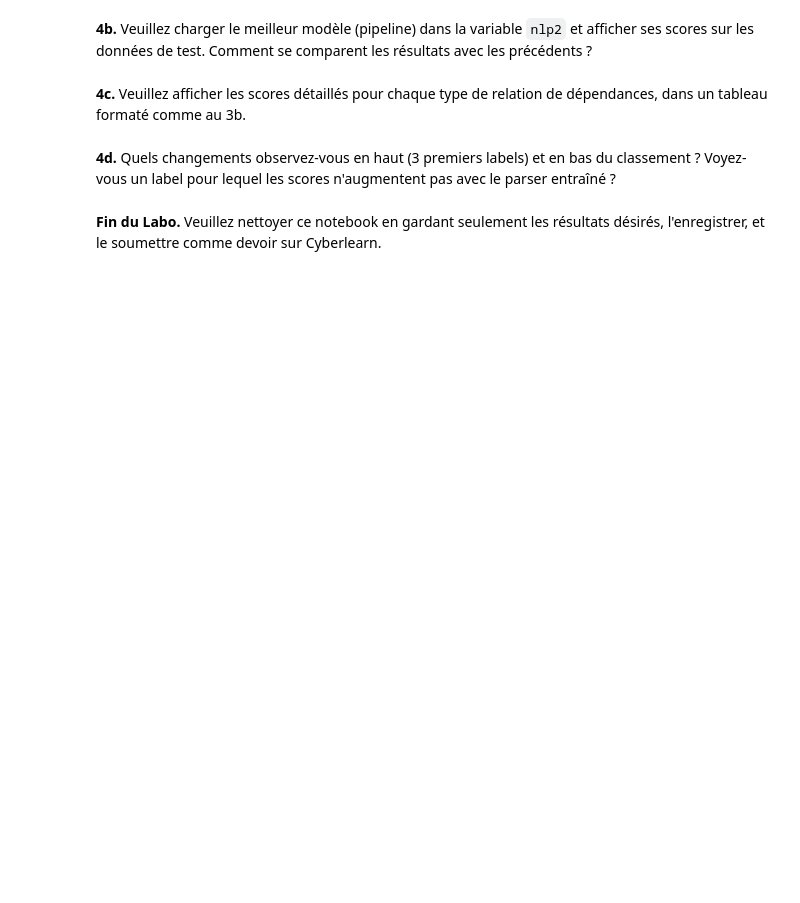
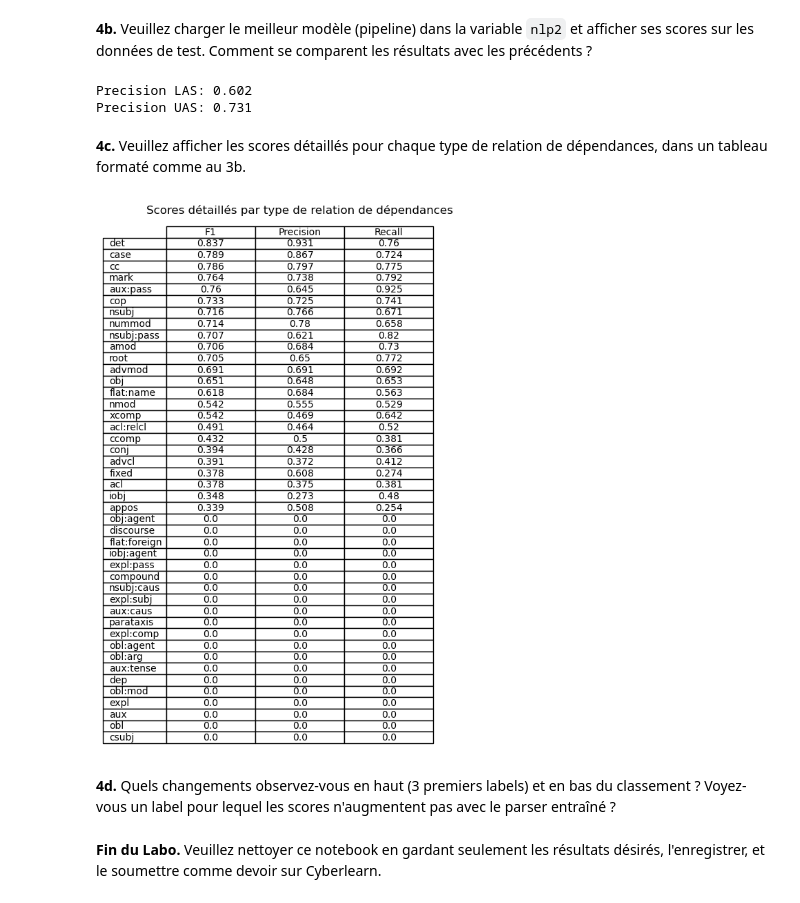
Before and after one commit to bchollet/TAL-LABOS, a Jupyter notebook: LABO3/TAL_Labo3_chollet_ferati.ipynb, the cells around one changed output. Drawn from its saved outputs; the diff is of its cells as text; code cells hidden in the pictures; blank space fills up the shorter version.

```diff
--- a/LABO3/TAL_Labo3_chollet_ferati.ipynb
+++ b/LABO3/TAL_Labo3_chollet_ferati.ipynb
@@ -170,18 +170,20 @@ Precision UAS: 0.731
 import pandas as pd
 import matplotlib.pyplot as plt
 
-df = pd.DataFrame(total_score['dep_las_per_type'], index=["f", "p", "r"])
-#Rajouter un index pour les labels
-df = df.rename(index={"f": "F1", "p": "Precision", "r": "Recall"})
-df = df.map(lambda x: round(x, 3))
-df = df.T
-df = df.sort_values(by="F1", ascending=False)
+def display_score(what_score):
+    df = pd.DataFrame(what_score['dep_las_per_type'], index=["f", "p", "r"])
+    #Rajouter un index pour les labels
+    df = df.rename(index={"f": "F1", "p": "Precision", "r": "Recall"})
+    df = df.map(lambda x: round(x, 3))
+    df = df.T
+    df = df.sort_values(by="F1", ascending=False)
 
-plt.figure(figsize=(5, 10))
-plt.title("Scores détaillés par type de relation de dépendances")
-plt.axis('off')
-plt.table(cellText=df.values, colLabels=df.columns, rowLabels=df.index, loc='center', cellLoc='center')
-plt.show()
+    plt.figure(figsize=(5, 10))
+    plt.title("Scores détaillés par type de relation de dépendances")
+    plt.axis('off')
+    plt.table(cellText=df.values, colLabels=df.columns, rowLabels=df.index, loc='center', cellLoc='center')
+    plt.show()
+display_score(total_score)
 # %% [output]
 [figure]
 # %% [markdown]
@@ -213,7 +222,19 @@ Veuillez effectuer l'entraînement avec la ligne de commande suivante.  Faites p
+# %%
+# Veuillez écrire votre code ici.
+nlp2 = spacy.load("./myDEPparser1/model-best/")
+total_score_custom = scorer.score(examples=examples)
+print(f"Precision LAS: {total_score_custom['dep_las']:.3f}") # las = labeled attachment score -> dépendance correcte avec label de la dépendance correct
+print(f"Precision UAS: {total_score_custom['dep_uas']:.3f}") # uas = unlabeled attachment score -> dépendance correcte sans label
+# %% [output]
+Precision LAS: 0.602
+Precision UAS: 0.731
 # %% [markdown]
 **4c.** Veuillez afficher les scores détaillés pour chaque type de relation de dépendances, dans un tableau formaté comme au 3b.
 # %%
 # Veuillez écrire votre code ici.
+display_score(total_score)
+# %% [output]
+[figure, added]
 # %% [markdown]
 **4d.** Quels changements observez-vous en haut (3 premiers labels) et en bas du classement ?  Voyez-vous un label pour lequel les scores n'augmentent pas avec le parser entraîné ?
 # %% [markdown]
```
Also changed, not shown: parts of 4 cells of this notebook, 32 other files.
